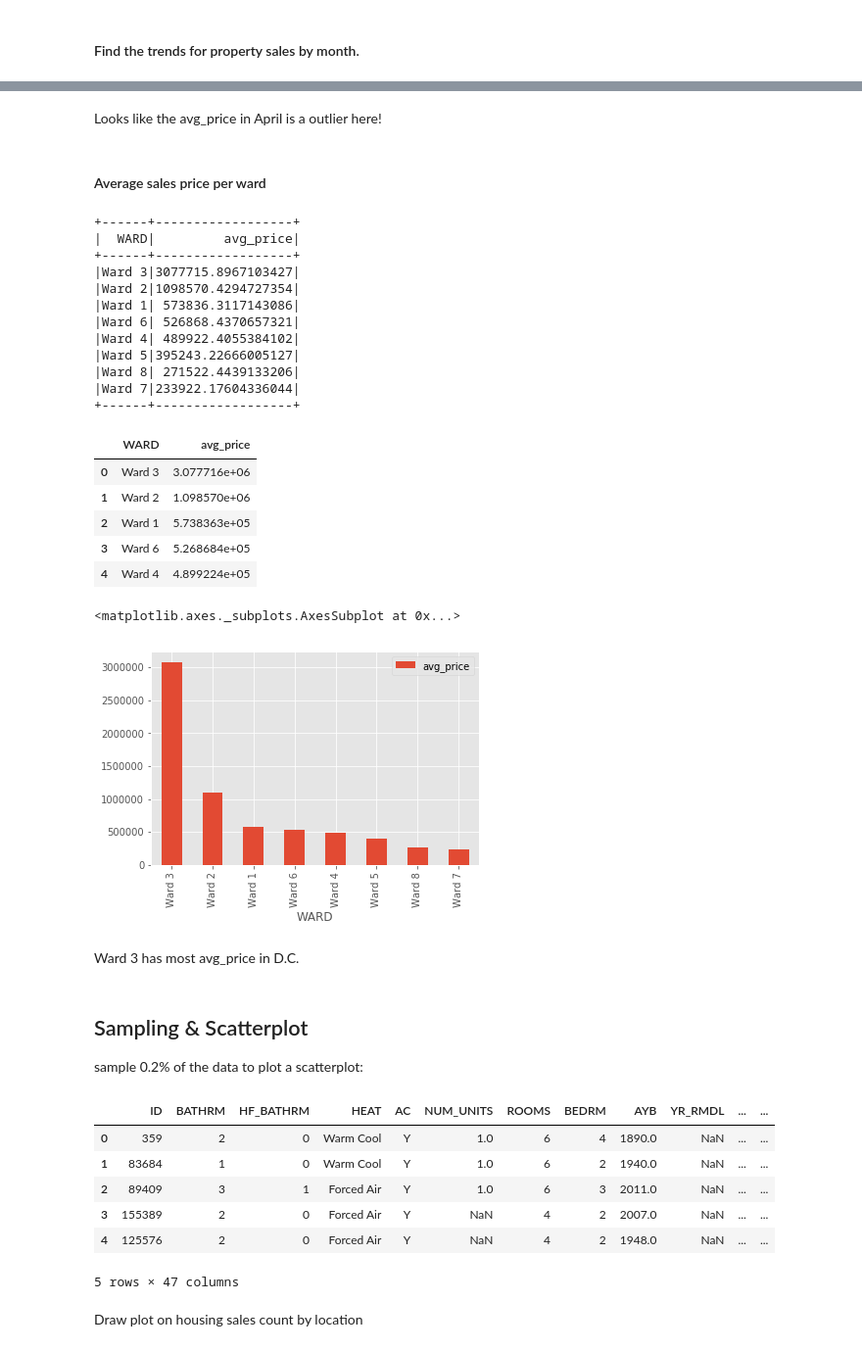
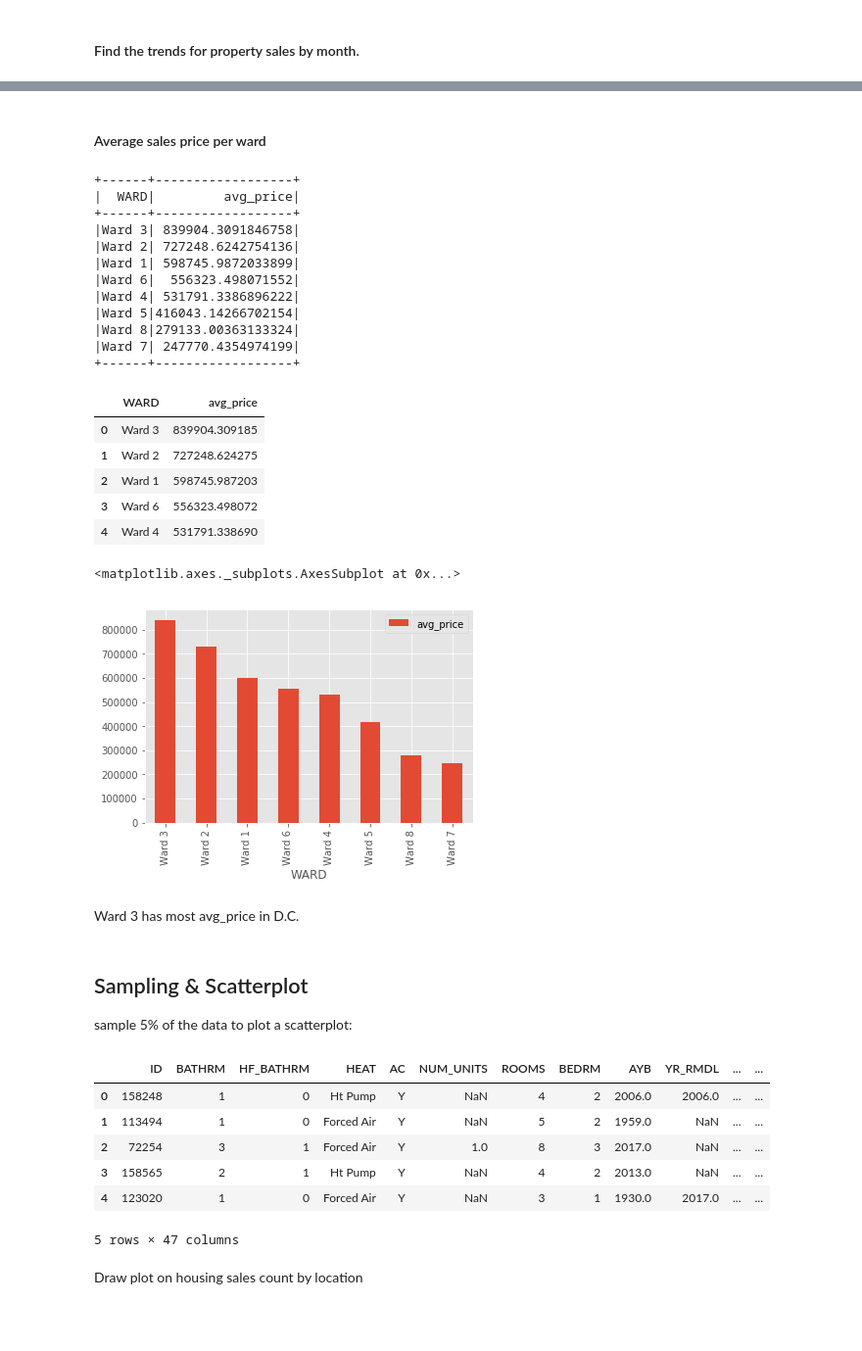
Before and after one commit to elieric/is843, a Jupyter notebook: assignment_1.ipynb, the cells around one changed output, grey strips where cells are left out. Shown at 98% size. Saved outputs shown, nothing was run; the diff lists cells and outputs as text; code cells hidden in the pictures; blank space fills up the shorter version.

```diff
--- a/assignment_1.ipynb
+++ b/assignment_1.ipynb
@@ -82,3 +80,9 @@ data = "gs://is843_erli/notebooks/data/"
+# %%
+# the following line gets the bucket name attached to our cluster
+bucket = spark._jsc.hadoopConfiguration().get("fs.gs.system.bucket")
+
+# specifying the path to our bucket where the data is located (no need to edit this path anymore)
+data = "gs://" + bucket + "/notebooks/data/"
 # %% [markdown]
 ### Loading the data into a Spark DataFrame
 Verify the datasource:
@@ -179,0 +186,5 @@ df.describe(['PRICE','ROOMS']).show()
+# %%
+from pyspark.sql import functions as F
+
+df = df.where(F.year("SALEDATE") >= 2000)
+df.describe(['PRICE']).show()
@@ -179,0 +203,13 @@ df.describe(['PRICE','ROOMS']).show()
+# %%
+from pyspark.sql.functions import mean, stddev
+
+# Calculate values used for outlier filtering
+mean_val = df.agg({'PRICE': 'mean'}).collect()[0][0]
+stddev_val = df.agg({'PRICE': 'stddev'}).collect()[0][0]
+
+# Create three standard deviation (μ ± 3σ) lower and upper bounds for data
+low_bound = 10000
+hi_bound = mean_val + (3 * stddev_val)
+
+# Filter the data to fit between the lower and upper bounds
+df = df.where((df['PRICE'] < hi_bound) & (df['PRICE'] > low_bound))
@@ -452,5 +476,3 @@ df3[["avg_price"]].plot.bar()
-# %% [markdown]
-Looks like the avg_price in April is a outlier here!
 # %% [markdown]
 #### Average sales price per ward
 # %%
@@ -463,50 +485,50 @@ sales_each_ward.show()
 +------+------------------+
 |  WARD|         avg_price|
 +------+------------------+
-|Ward 3|3077715.8967103427|
-|Ward 2|1098570.4294727354|
-|Ward 1| 573836.3117143086|
-|Ward 6| 526868.4370657321|
-|Ward 4| 489922.4055384102|
-|Ward 5|395243.22666005127|
-|Ward 8| 271522.4439133206|
-|Ward 7|233922.17604336044|
+|Ward 3| 839904.3091846758|
+|Ward 2| 727248.6242754136|
+|Ward 1| 598745.9872033899|
+|Ward 6|  556323.498071552|
+|Ward 4| 531791.3386896222|
+|Ward 5|416043.14266702154|
+|Ward 8|279133.00363133324|
+|Ward 7| 247770.4354974199|
 +------+------------------+
 # %%
 py_dc_data2 = sales_each_ward.toPandas()
 py_dc_data2.head()
 # %% [output]
 |  | WARD | avg_price |
-| 0 | Ward 3 | 3.077716e+06 |
-| 1 | Ward 2 | 1.098570e+06 |
-| 2 | Ward 1 | 5.738363e+05 |
-| 3 | Ward 6 | 5.268684e+05 |
-| 4 | Ward 4 | 4.899224e+05 |
+| 0 | Ward 3 | 839904.309185 |
+| 1 | Ward 2 | 727248.624275 |
+| 2 | Ward 1 | 598745.987203 |
+| 3 | Ward 6 | 556323.498072 |
+| 4 | Ward 4 | 531791.338690 |
 # %%
 df2 = py_dc_data2.set_index('WARD')
 df2[["avg_price"]].plot.bar()
 # %% [output]
 <matplotlib.axes._subplots.AxesSubplot at 0x...>
-[figure, old version]
+[figure, new version]
 # %% [markdown]
 Ward 3 has most avg_price in D.C.
 # %% [markdown]
 ## Sampling & Scatterplot
-sample 0.2% of the data to plot a scatterplot:
+sample 5% of the data to plot a scatterplot:
 # %%
-df_sample = df.sample(withReplacement = False, fraction = 0.02, seed = 8)
+df_sample = df.where(F.year("SALEDATE") == 2017).sample(withReplacement = False, fraction = 0.05, seed = 8)
 
 # Convert to Pandas
 py_df_sample = df_sample.toPandas()
 
 py_df_sample.head()
 # %% [output]
 |  | ID | BATHRM | HF_BATHRM | HEAT | AC | NUM_UNITS | ROOMS | BEDRM | AYB | YR_RMDL | ... | ... |
-| 0 | 359 | 2 | 0 | Warm Cool | Y | 1.0 | 6 | 4 | 1890.0 | NaN | ... | ... |
-| 1 | 83684 | 1 | 0 | Warm Cool | Y | 1.0 | 6 | 2 | 1940.0 | NaN | ... | ... |
-| 2 | 89409 | 3 | 1 | Forced Air | Y | 1.0 | 6 | 3 | 2011.0 | NaN | ... | ... |
-| 3 | 155389 | 2 | 0 | Forced Air | Y | NaN | 4 | 2 | 2007.0 | NaN | ... | ... |
-| 4 | 125576 | 2 | 0 | Forced Air | Y | NaN | 4 | 2 | 1948.0 | NaN | ... | ... |
+| 0 | 158248 | 1 | 0 | Ht Pump | Y | NaN | 4 | 2 | 2006.0 | 2006.0 | ... | ... |
+| 1 | 113494 | 1 | 0 | Forced Air | Y | NaN | 5 | 2 | 1959.0 | NaN | ... | ... |
+| 2 | 72254 | 3 | 1 | Forced Air | Y | 1.0 | 8 | 3 | 2017.0 | NaN | ... | ... |
+| 3 | 158565 | 2 | 1 | Ht Pump | Y | NaN | 4 | 2 | 2013.0 | NaN | ... | ... |
+| 4 | 123020 | 1 | 0 | Forced Air | Y | NaN | 3 | 1 | 1930.0 | 2017.0 | ... | ... |
 5 rows × 47 columns
 # %% [markdown]
 Draw plot on housing sales count by location
```
Also changed, not shown: parts of 24 cells of this notebook.
